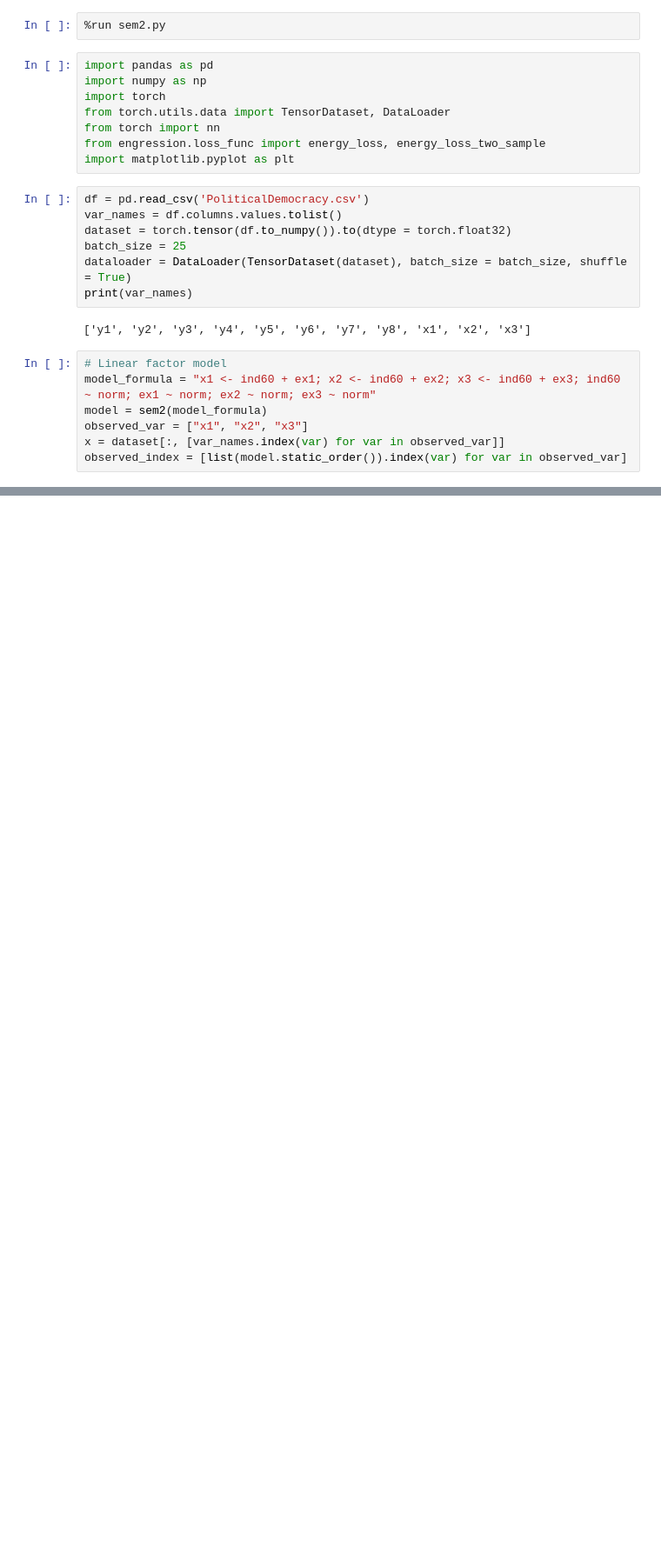
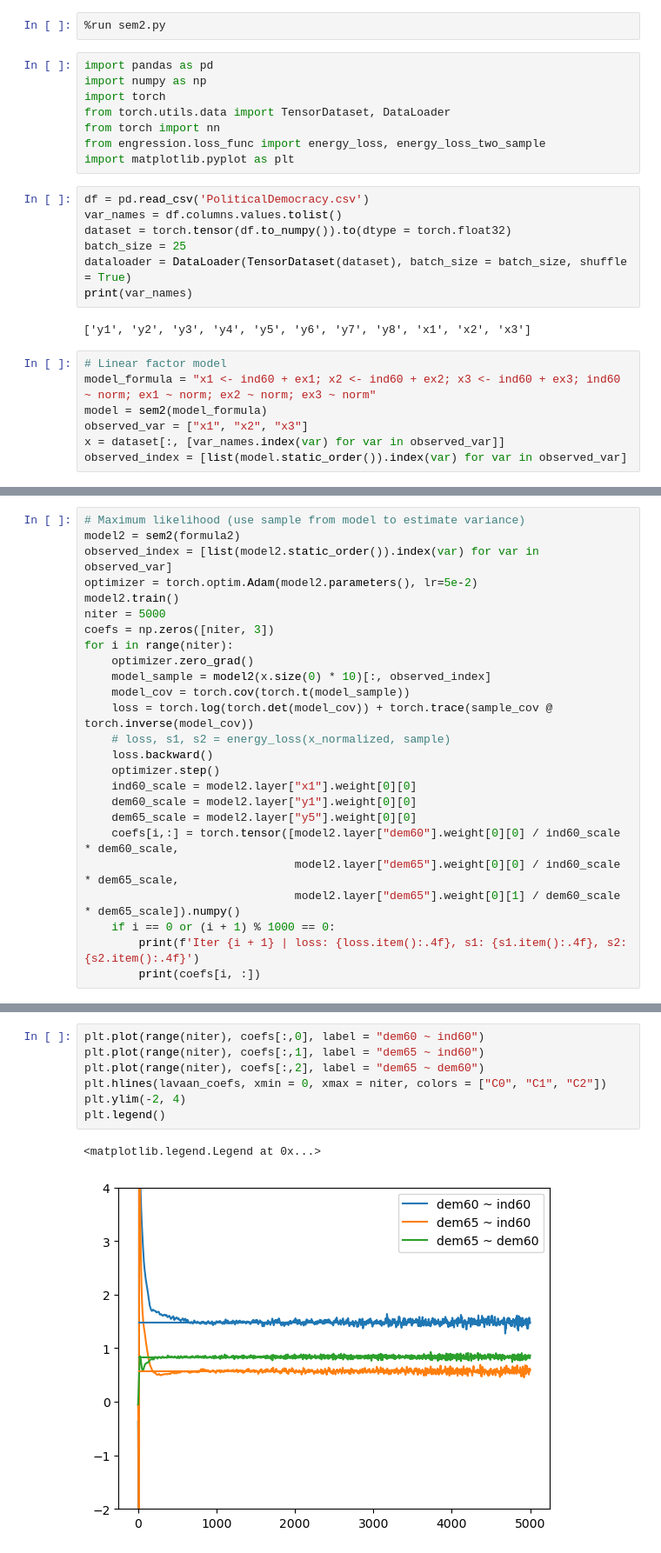
Before and after one commit to causal-design/sem2, a Jupyter notebook: linear_sem.ipynb, the cells around one changed output, grey strips where cells are left out. Shown: that part at 87% size. Saved outputs shown, nothing was run; the diff lists cells and outputs as text; blank space fills up the shorter version.

```diff
--- a/linear_sem.ipynb
+++ b/linear_sem.ipynb
@@ -88,0 +87,25 @@ observed_index = [list(model.static_order()).index(var) for var in observed_var]
+# %%
+# Maximum likelihood (use sample from model to estimate variance)
+model2 = sem2(formula2)
+observed_index = [list(model2.static_order()).index(var) for var in observed_var]
+optimizer = torch.optim.Adam(model2.parameters(), lr=5e-2)
+model2.train()
+niter = 5000
+coefs = np.zeros([niter, 3])
+for i in range(niter):
+    optimizer.zero_grad()
+    model_sample = model2(x.size(0) * 10)[:, observed_index]
+    model_cov = torch.cov(torch.t(model_sample))
+    loss = torch.log(torch.det(model_cov)) + torch.trace(sample_cov @ torch.inverse(model_cov))
+    # loss, s1, s2 = energy_loss(x_normalized, sample)
+    loss.backward()
+    optimizer.step()
+    ind60_scale = model2.layer["x1"].weight[0][0]
+    dem60_scale = model2.layer["y1"].weight[0][0]
+    dem65_scale = model2.layer["y5"].weight[0][0]
+    coefs[i,:] = torch.tensor([model2.layer["dem60"].weight[0][0] / ind60_scale * dem60_scale,
+                               model2.layer["dem65"].weight[0][0] / ind60_scale * dem65_scale,
+                               model2.layer["dem65"].weight[0][1] / dem60_scale * dem65_scale]).numpy()
+    if i == 0 or (i + 1) % 1000 == 0:
+        print(f'Iter {i + 1} | loss: {loss.item():.4f}, s1: {s1.item():.4f}, s2: {s2.item():.4f}')
+        print(coefs[i, :])
@@ -89 +125,11 @@ observed_index = [list(model.static_order()).index(var) for var in observed_var]
+# %%
+plt.plot(range(niter), coefs[:,0], label = "dem60 ~ ind60")
+plt.plot(range(niter), coefs[:,1], label = "dem65 ~ ind60")
+plt.plot(range(niter), coefs[:,2], label = "dem65 ~ dem60")
+plt.hlines(lavaan_coefs, xmin = 0, xmax = niter, colors = ["C0", "C1", "C2"])
+plt.ylim(-2, 4)
+plt.legend()
+# %% [output]
+<matplotlib.legend.Legend at 0x...>
+[figure, added]
 # %%
```
Also changed, not shown: parts of 18 cells of this notebook.
